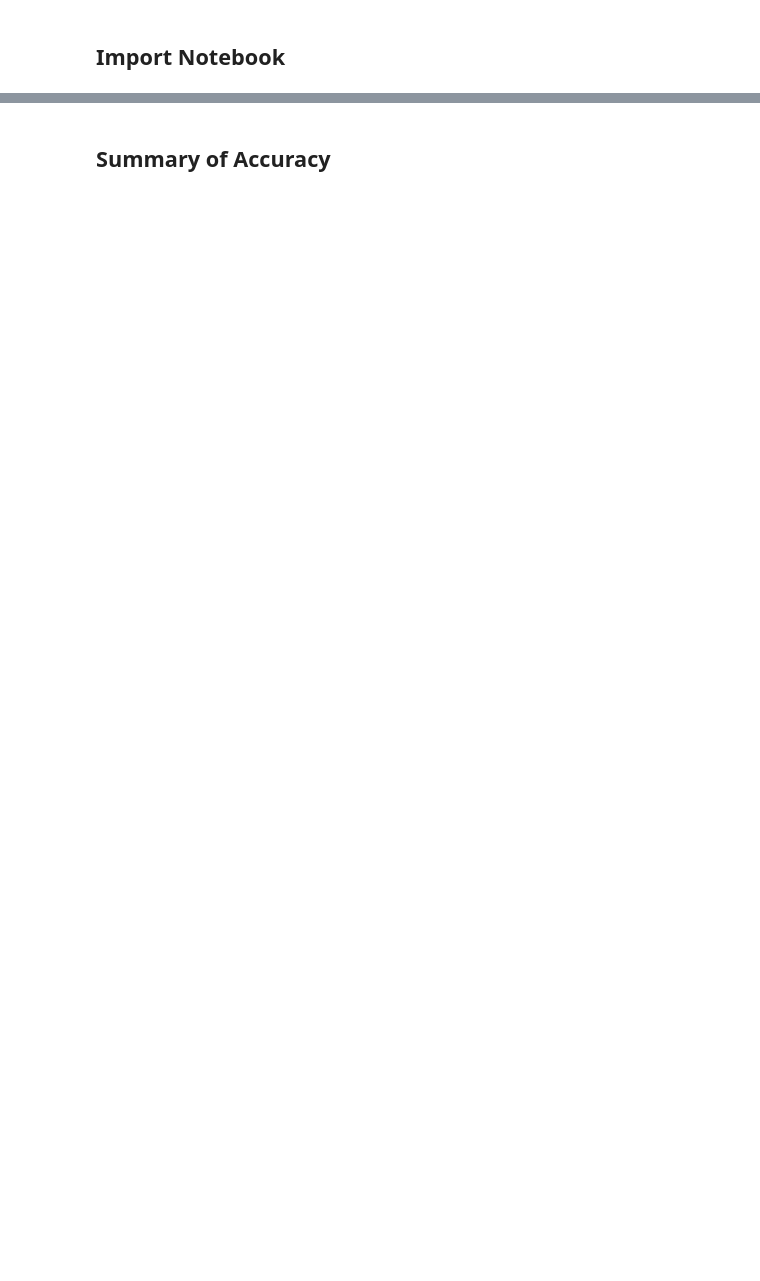
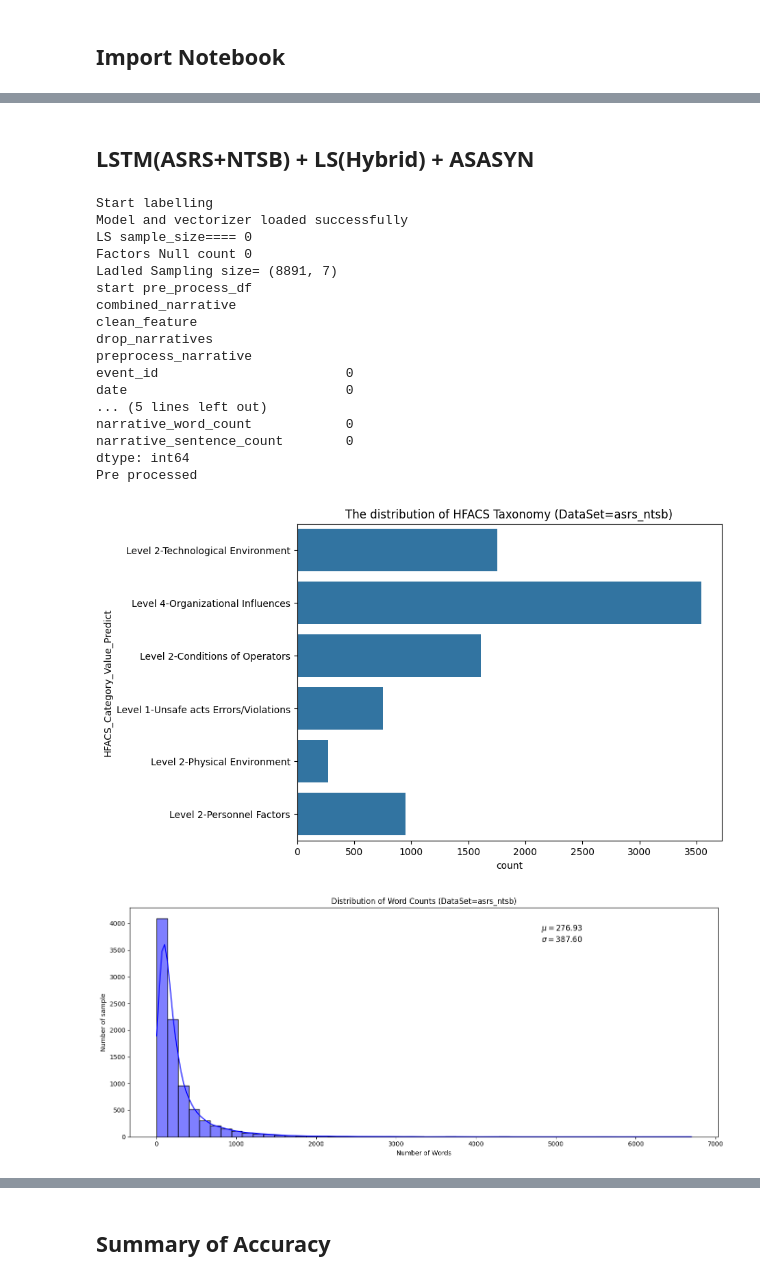
Before and after one commit to lasalasa/ASTAPM_Model, a Jupyter notebook: notebooks/notebook_main_LSTM_ASRS_NTSB.ipynb, the cells around one changed output, grey strips where cells are left out. Cells and saved outputs as stored; diff of their text form; code cells hidden in the pictures; blank space fills up the shorter version.

```diff
--- a/notebooks/notebook_main_LSTM_ASRS_NTSB.ipynb
+++ b/notebooks/notebook_main_LSTM_ASRS_NTSB.ipynb
@@ -267,0 +209,36 @@ Accuracy: 0.4300
+# %% [markdown]
+## LSTM(ASRS+NTSB) + LS(Hybrid) + ASASYN
+# %%
+options = {
+    "sample_size": 0,
+    "max_length": 300,
+    "max_nb_words": 50000,
+    "is_enable_smote": False,
+    "is_enable_asasyn": True,
+    "is_enable_class_weight": False,
+    "ls_name": ls_name,
+    "ls_version": ls_version
+}
+
+# 02. Train Model
+lstm_model_asasyn = call_modal(options)
+# %% [output]
+Start labelling
+Model and vectorizer loaded successfully
+LS sample_size==== 0
+Factors Null count 0
+Ladled Sampling size= (8891, 7)
+start pre_process_df
+combined_narrative
+clean_feature
+drop_narratives
+preprocess_narrative
+event_id                        0
+date                            0
+... (5 lines left out)
+narrative_word_count            0
+narrative_sentence_count        0
+dtype: int64
+Pre processed
+[figure, added]
+[figure, added]
```
Also changed, not shown: parts of 13 cells of this notebook, 21 other files.
